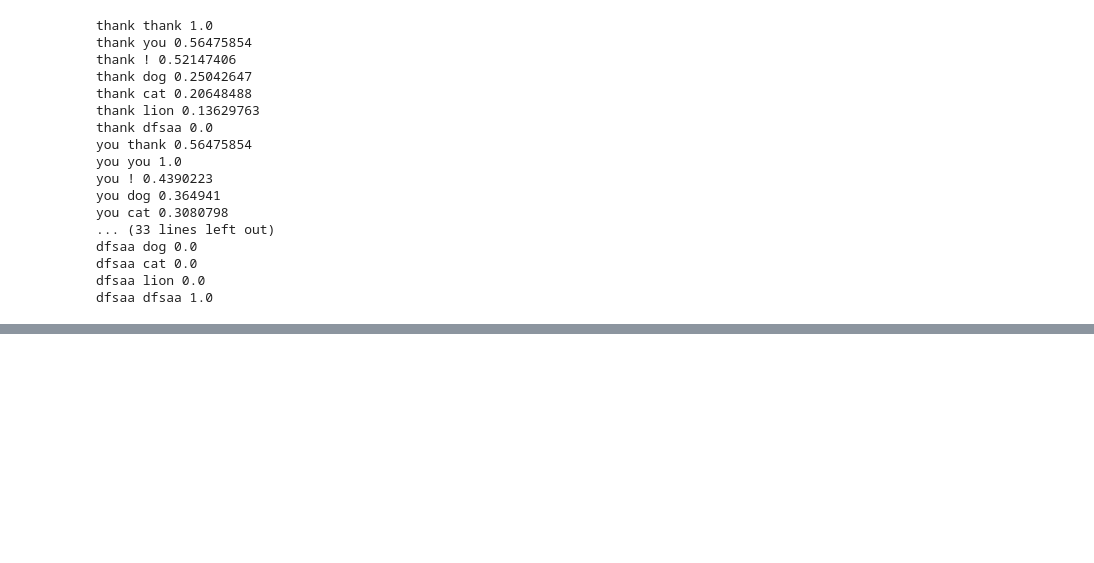
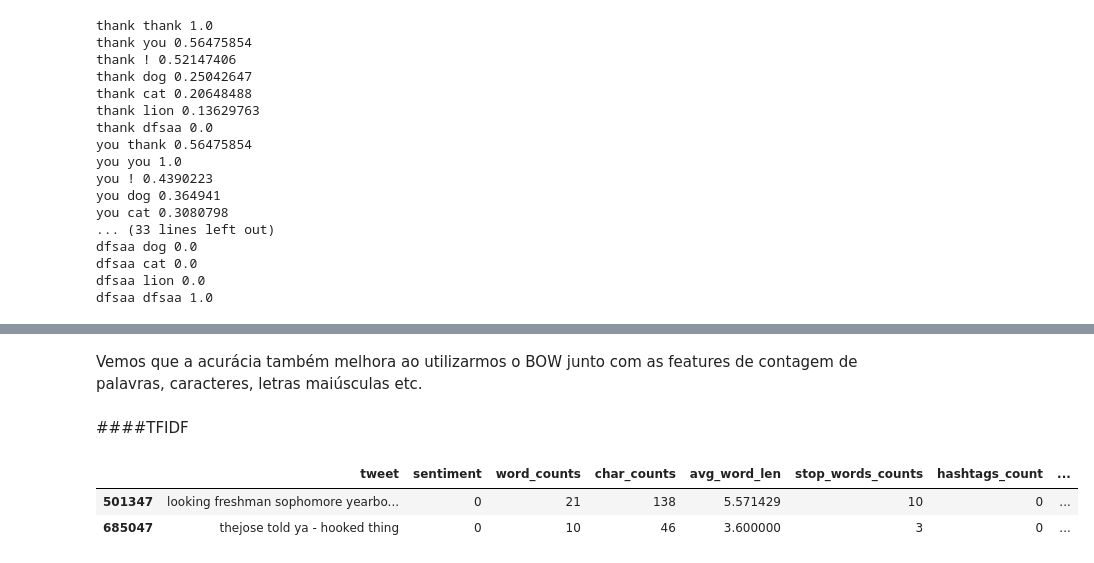
Before and after one commit to Fabiano23/NLP, a Jupyter notebook: tweeter/tweets_sentiment_classification.ipynb, the cells around one changed output, grey strips where cells are left out. Saved outputs shown, nothing was run; the diff lists cells and outputs as text; code cells hidden in the pictures; blank space fills up the shorter version.

```diff
--- a/tweeter/tweets_sentiment_classification.ipynb
+++ b/tweeter/tweets_sentiment_classification.ipynb
@@ -1048,0 +1183,10 @@ dfsaa dfsaa 1.0
+# %% [markdown]
+Vemos que a acurácia também melhora ao utilizarmos o BOW junto com as features de contagem de palavras, caracteres, letras maiúsculas etc.
+# %% [markdown]
+####TFIDF
+# %%
+dfr.head(2)
+# %% [output]
+|  | tweet | sentiment | word_counts | char_counts | avg_word_len | stop_words_counts | hashtags_count | ... |
+| 501347 | looking freshman sophomore yearbo... | 0 | 21 | 138 | 5.571429 | 10 | 0 | ... |
+| 685047 | thejose told ya - hooked thing | 0 | 10 | 46 | 3.600000 | 3 | 0 | ... |
```
Also changed, not shown: parts of 34 cells of this notebook.
